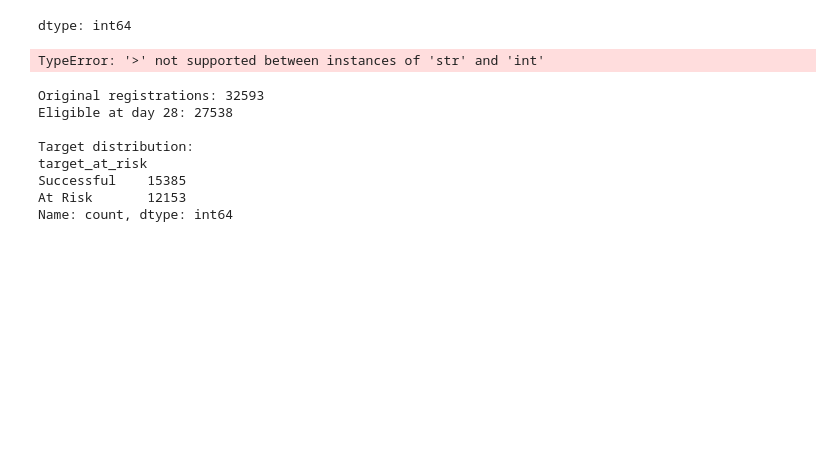
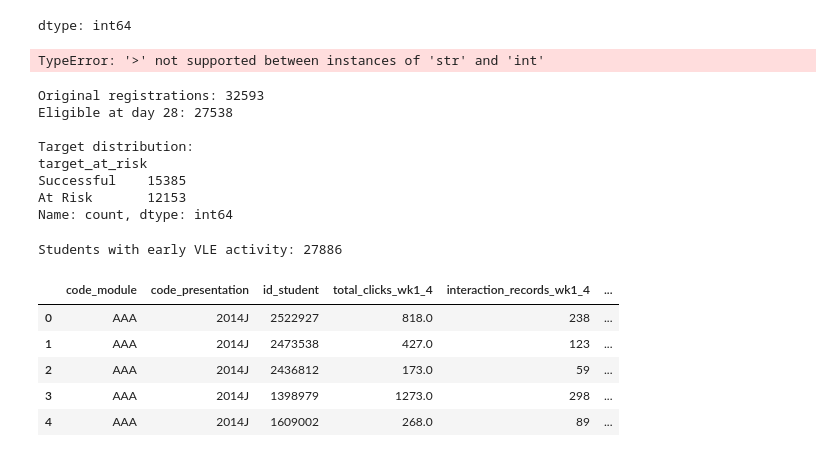
Before and after one commit to dalkhaseeb-D/at-risk-student-prediction, a Jupyter notebook: notebooks/01_data_audit.ipynb, the cells around one changed output. Saved outputs shown, nothing was run; the diff lists cells and outputs as text; code cells hidden in the pictures; blank space fills up the shorter version.

```diff
--- a/notebooks/01_data_audit.ipynb
+++ b/notebooks/01_data_audit.ipynb
@@ -150,3 +150,34 @@ target_at_risk
 Successful    15385
 At Risk       12153
 Name: count, dtype: int64
+# %%
+%pip -q install duckdb
+
+import duckdb
+
+vle_path = str(DATA_DIR / "studentVle.csv")
+
+engagement = duckdb.sql(f"""
+    SELECT
+        code_module,
+        code_presentation,
+        id_student,
+        SUM(sum_click) AS total_clicks_wk1_4,
+        COUNT(*) AS interaction_records_wk1_4,
+        COUNT(DISTINCT date) AS active_days_wk1_4,
+        COUNT(DISTINCT id_site) AS unique_sites_wk1_4
+    FROM read_csv_auto('{vle_path}')
+    WHERE date BETWEEN 0 AND 27
+    GROUP BY code_module, code_presentation, id_student
+""").df()
+
+print("Students with early VLE activity:", len(engagement))
+display(engagement.head())
+# %% [output]
+Students with early VLE activity: 27886
+|  | code_module | code_presentation | id_student | total_clicks_wk1_4 | interaction_records_wk1_4 | ... |
+| 0 | AAA | 2014J | 2522927 | 818.0 | 238 | ... |
+| 1 | AAA | 2014J | 2473538 | 427.0 | 123 | ... |
+| 2 | AAA | 2014J | 2436812 | 173.0 | 59 | ... |
+| 3 | AAA | 2014J | 1398979 | 1273.0 | 298 | ... |
+| 4 | AAA | 2014J | 1609002 | 268.0 | 89 | ... |
```
Also changed, not shown: parts of 2 cells of this notebook.
